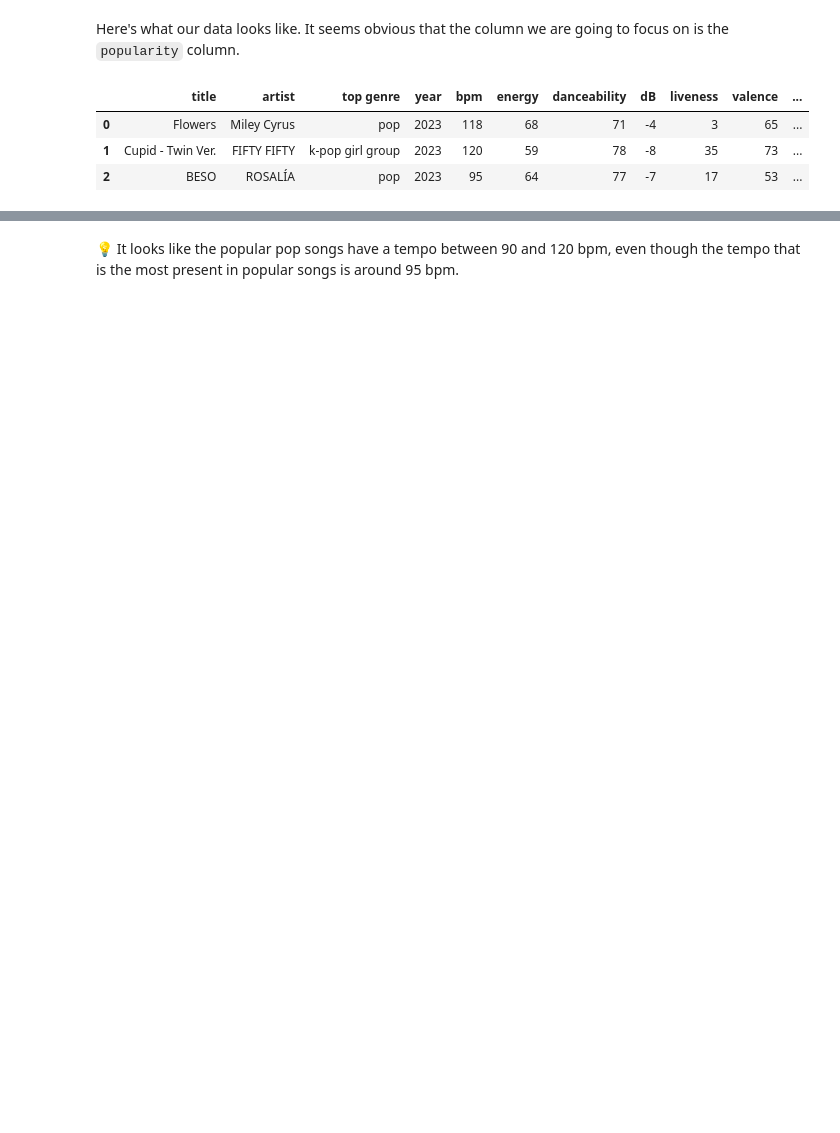
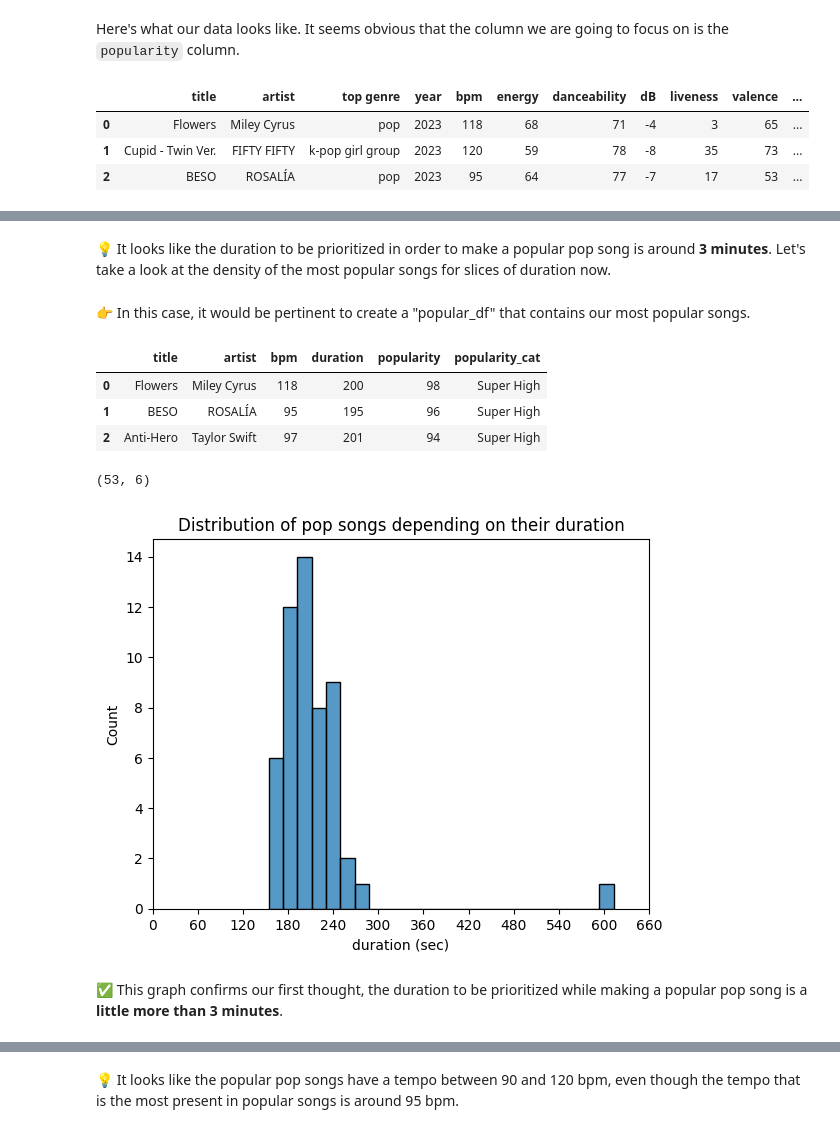
Before and after one commit to Lucas-COX/datamining-evaluation, a Jupyter notebook: spotify.ipynb, the cells around one changed output, grey strips where cells are left out. Cells and saved outputs as stored; diff of their text form; code cells hidden in the pictures; blank space fills up the shorter version.

```diff
--- a/spotify.ipynb
+++ b/spotify.ipynb
@@ -129,0 +73,6 @@ plt.show()
+# %%
+# Use boolean indexing to filter our main DataFrame
+pop_df = df.loc[df["top genre"] == "pop"]
+
+# Show the first rows of our brand new data
+pop_df.head(4)[["title", "artist", "top genre", "duration", "bpm", "popularity"]]
@@ -129,0 +101,11 @@ plt.show()
+# %%
+# Cut the DataFrame by 4 quartiles to define popularity categories
+popularity_quartiles = pd.qcut(pop_df.loc[:, "popularity"], q=4, labels=["Low", "Medium", "High", "Super High"])
+pop_df.insert(
+    loc=len(pop_df.columns),
+    column="popularity_cat",
+    value=popularity_quartiles
+)
+
+# Get 1 row for each value of popularity_cat
+pop_df[["title", "artist", "popularity", "popularity_cat"]].drop_duplicates(subset="popularity_cat")
@@ -129,0 +146,31 @@ plt.show()
+# %% [markdown]
+💡 It looks like the duration to be prioritized in order to make a popular pop song is around **3 minutes**. Let's take a look at the density of the most popular songs for slices of duration now.
+# %% [markdown]
+👉 In this case, it would be pertinent to create a "popular_df" that contains our most popular songs.
+# %%
+# Create a smaller DataFrame composed of the most popular songs
+popular_df = pop_df[pop_df["popularity_cat"] == "Super High"]
+popular_df.reset_index(inplace=True, drop=True)
+popular_df.head(3)
+# %% [output]
+|  | title | artist | bpm | duration | popularity | popularity_cat |
+| 0 | Flowers | Miley Cyrus | 118 | 200 | 98 | Super High |
+| 1 | BESO | ROSALÍA | 95 | 195 | 96 | Super High |
+| 2 | Anti-Hero | Taylor Swift | 97 | 201 | 94 | Super High |
+# %%
+popular_df.shape
+# %% [output]
+(53, 6)
+# %%
+sns.histplot(data=popular_df, x="duration", bins=24)
+
+# Set ticks of 60 seconds on x axis
+ax = plt.gca()
+ax.set_xticks(range(0, max(df['duration']) + 1, 60))
+plt.title("Distribution of pop songs depending on their duration")
+plt.xlabel("duration (sec)")
+plt.show()
+# %% [output]
+[figure, added]
+# %% [markdown]
+✅ This graph confirms our first thought, the duration to be prioritized while making a popular pop song is a **little more than 3 minutes**.
```
Also changed, not shown: parts of 58 cells of this notebook, 3 other files.
